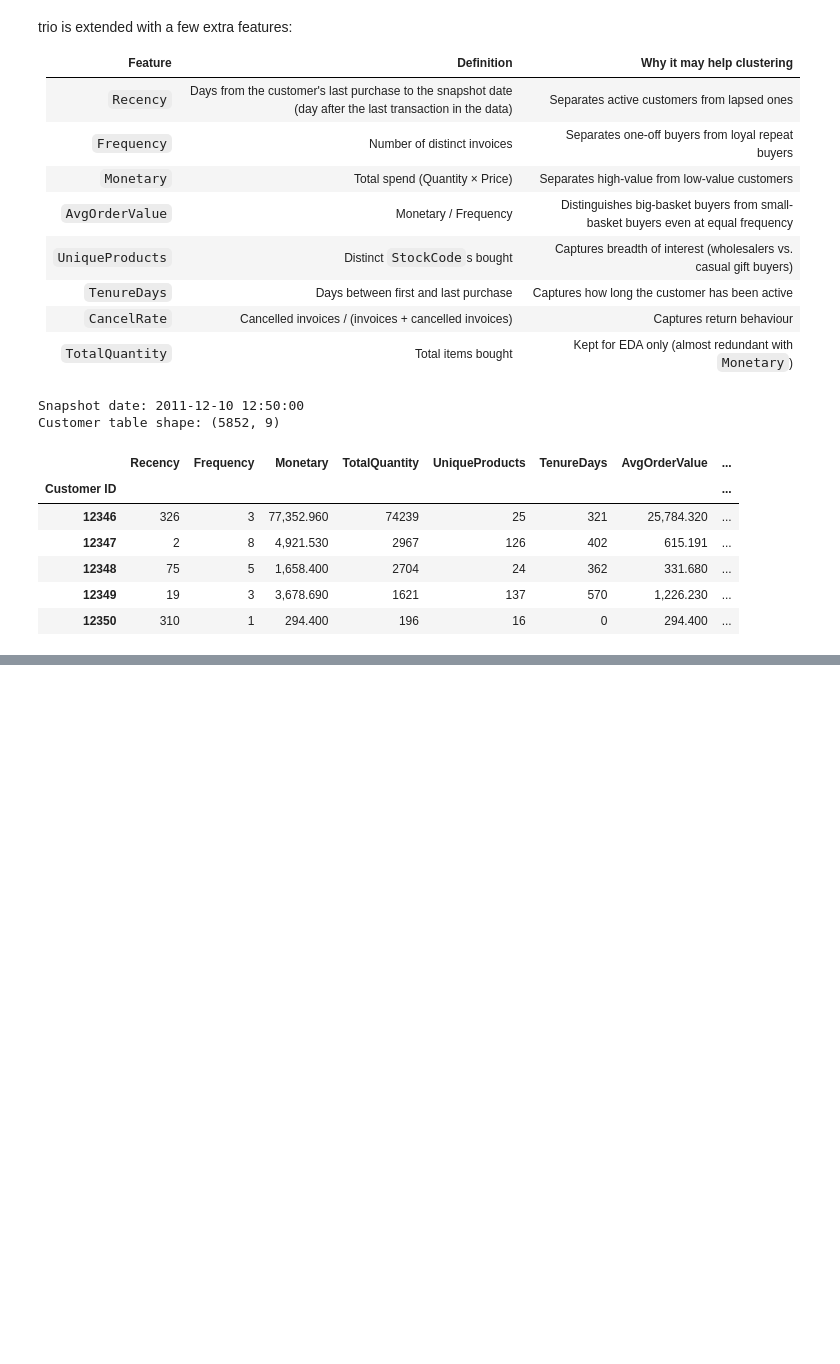
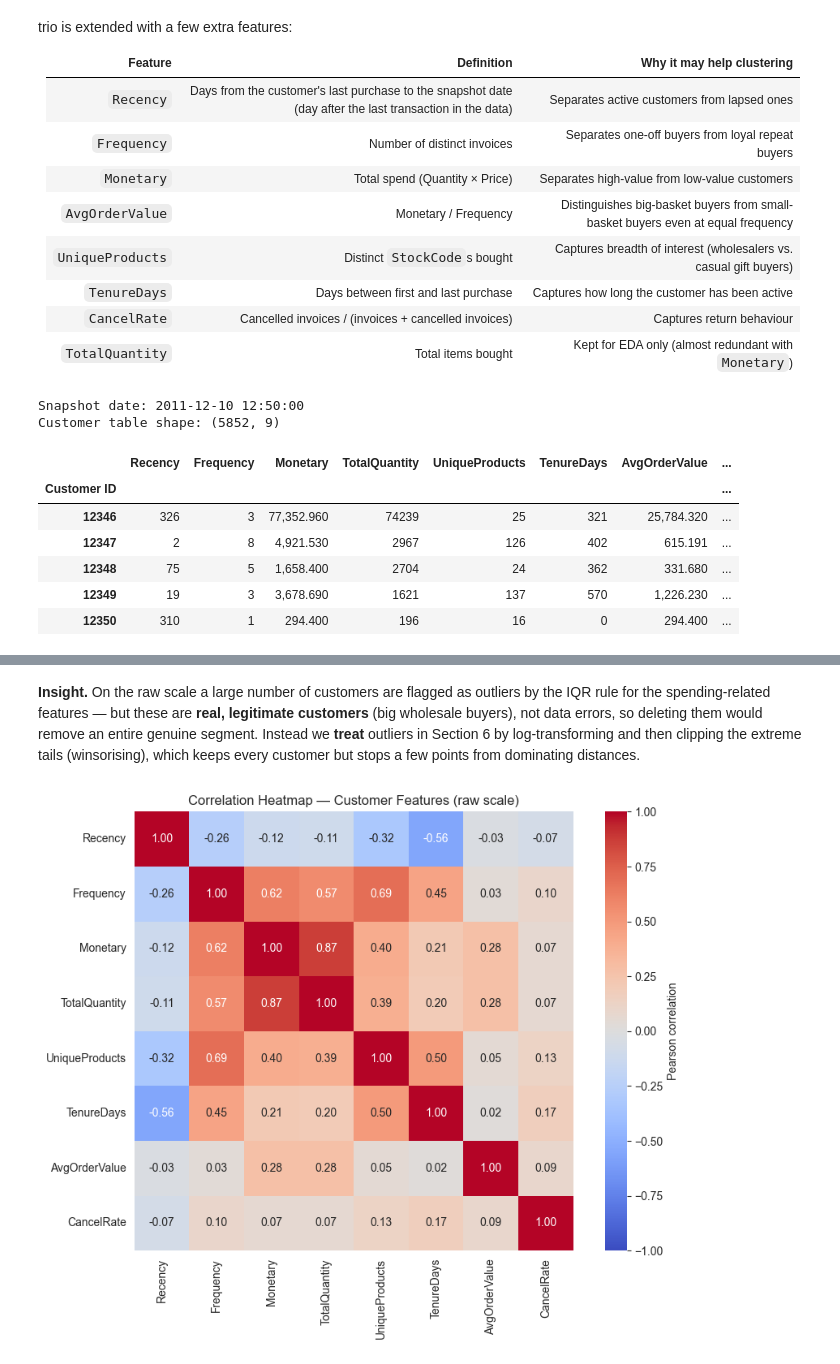
Before and after one commit to pragna100510/ML_Capstone, a Jupyter notebook: clustering/clustering.ipynb, the cells around one changed output, grey strips where cells are left out. Saved outputs shown, nothing was run; the diff lists cells and outputs as text; code cells hidden in the pictures; blank space fills up the shorter version.

```diff
--- a/clustering/clustering.ipynb
+++ b/clustering/clustering.ipynb
@@ -280,0 +352,14 @@ Customer table shape: (5852, 9)
+# %% [markdown]
+**Insight.** On the raw scale a large number of customers are flagged as outliers by the IQR rule for the spending-related features — but these are **real, legitimate customers** (big wholesale buyers), not data errors, so deleting them would remove an entire genuine segment. Instead we **treat** outliers in Section 6 by log-transforming and then clipping the extreme tails (winsorising), which keeps every customer but stops a few points from dominating distances.
+# %%
+# --- Correlation heatmap ---
+plt.figure(figsize=(9, 7))
+corr = customers[eda_features].corr()
+sns.heatmap(corr, annot=True, fmt=".2f", cmap="coolwarm", vmin=-1, vmax=1,
+            square=True, cbar_kws={"label": "Pearson correlation"})
+plt.title("Correlation Heatmap — Customer Features (raw scale)")
+plt.tight_layout()
+plt.savefig("eda_correlation_heatmap.png", bbox_inches="tight")
+plt.show()
+# %% [output]
+[figure, added]
```
Also changed, not shown: parts of 10 cells of this notebook.
